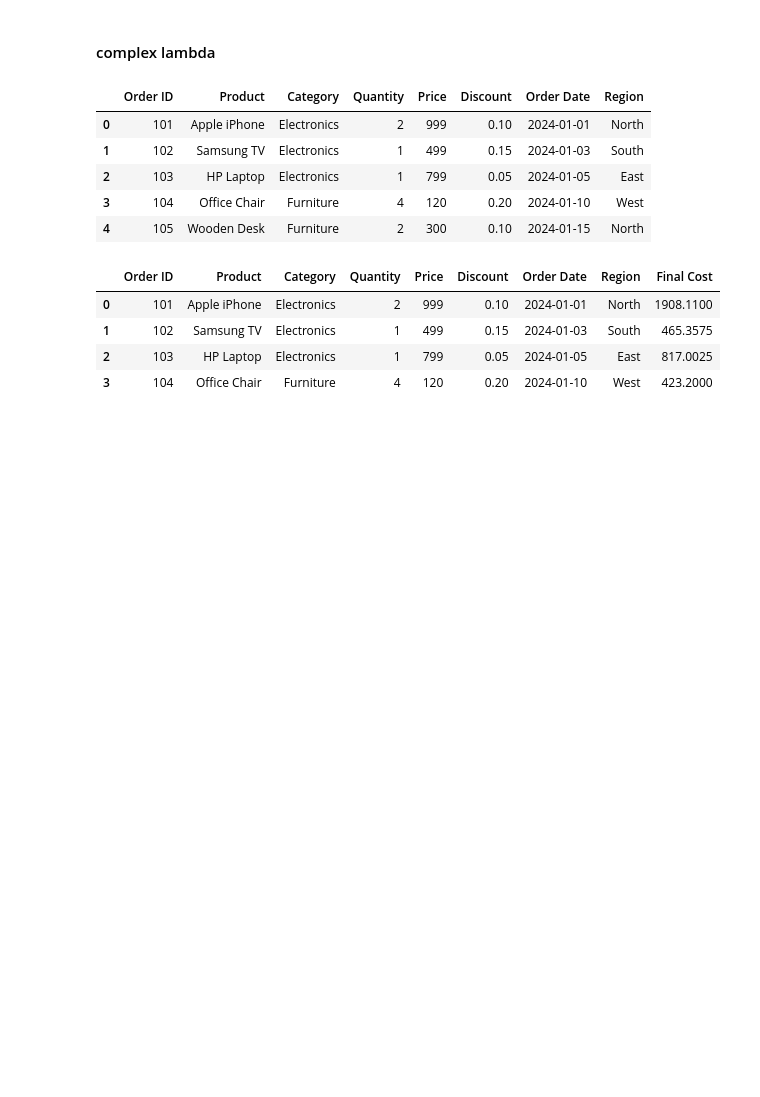
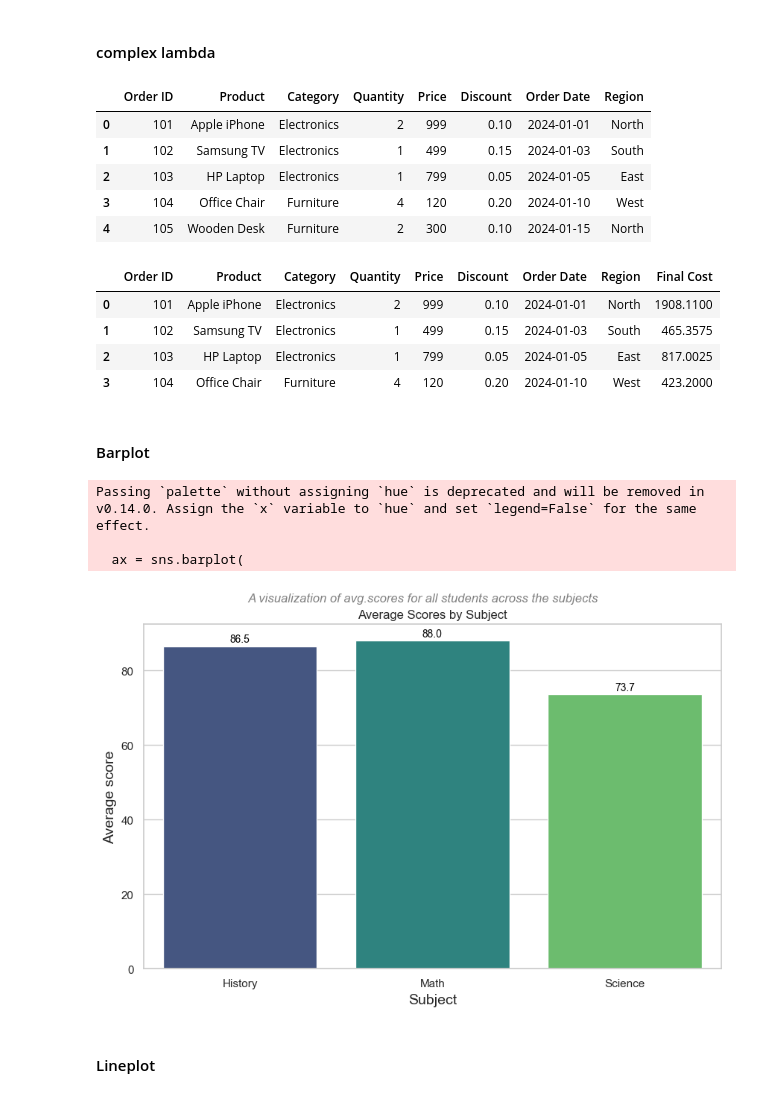
Before and after one commit to Anggi-Permana-Harianja/coding_exercise, a Jupyter notebook: data_manipulation.ipynb, the cells around one changed output. Cells and saved outputs as stored; diff of their text form; code cells hidden in the pictures; blank space fills up the shorter version.

```diff
--- a/data_manipulation.ipynb
+++ b/data_manipulation.ipynb
@@ -332,3 +332,5 @@ df.head(-1)
 | 1 | 102 | Samsung TV | Electronics | 1 | 499 | 0.15 | 2024-01-03 | South | 465.3575 |
 | 2 | 103 | HP Laptop | Electronics | 1 | 799 | 0.05 | 2024-01-05 | East | 817.0025 |
 | 3 | 104 | Office Chair | Furniture | 4 | 120 | 0.20 | 2024-01-10 | West | 423.2000 |
+# %% [markdown]
+#### Barplot
@@ -334,0 +341,52 @@ df.head(-1)
+# %%
+# Sample dataset with scores of students in different subjects
+data = {
+    "Student": ["Alice", "Bob", "Charlie", "David", "Eve", "Frank", "Grace", "Hank"],
+    "Subject": ["Math", "Science", "History", "Math", "Science", "History", "Math", "Science"],
+    "Score": [85, 78, 92, 88, 74, 81, 91, 69]
+}
+
+# Convert to DataFrame
+df = pd.DataFrame(data)
+# %%
+avg_scores = df.groupby("Subject").agg(
+    avg_scores=("Score", "mean")
+).reset_index()
+# %%
+plt.figure(figsize=(10, 6))
+sns.set(style="whitegrid")
+
+ax = sns.barplot(
+    x="Subject",
+    y="avg_scores",
+    data=avg_scores,
+    palette="viridis"
+)
+
+plt.title("Average Scores by Subject")
+plt.suptitle(
+    "A visualization of avg.scores for all students across the subjects",
+    y=0.95, fontsize=12, style="italic", color="gray"
+)
+plt.xlabel("Subject", fontsize=14)
+plt.ylabel("Average score", fontsize=14)
+
+# add values on top pf the bar
+for idx, val in enumerate(avg_scores.avg_scores):
+    ax.text(
+        idx,
+        val + 1,
+        f"{val:.1f}",
+        color="black",
+        ha="center",
+        fontsize=10
+    )
+
+plt.show()
+# %% [output]
+Passing `palette` without assigning `hue` is deprecated and will be removed in v0.14.0. Assign the `x` variable to `hue` and set `legend=False` for the same effect.
+
+  ax = sns.barplot(
+[figure, added]
+# %% [markdown]
+#### Lineplot
```
Also changed, not shown: parts of 11 cells of this notebook, 1 other file.
